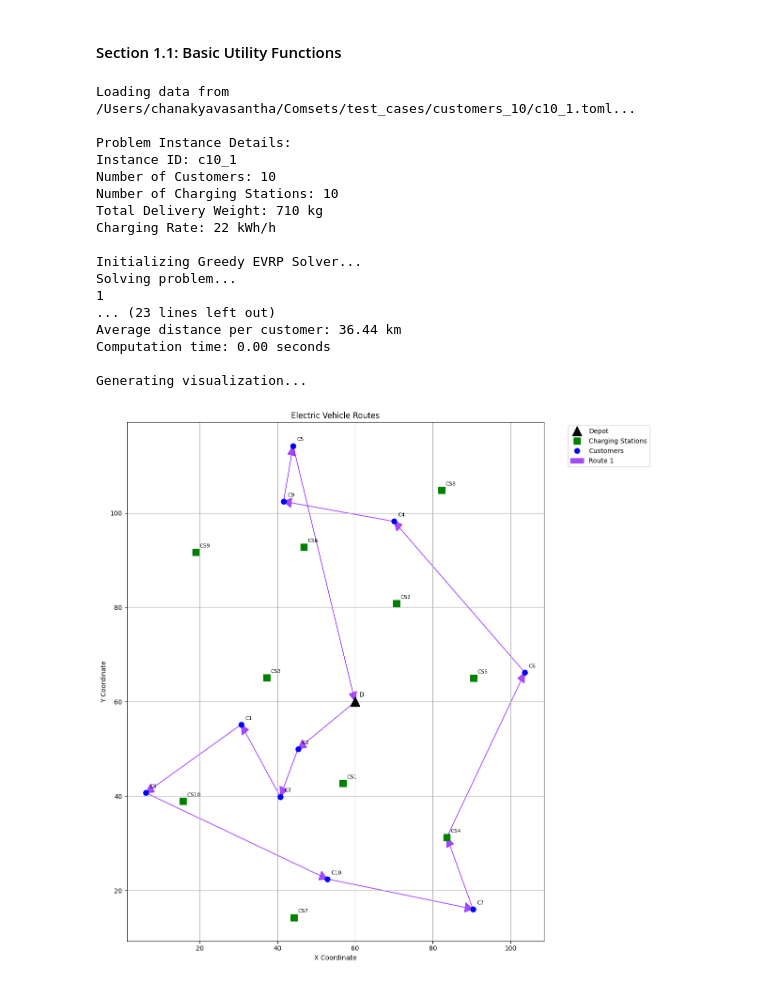
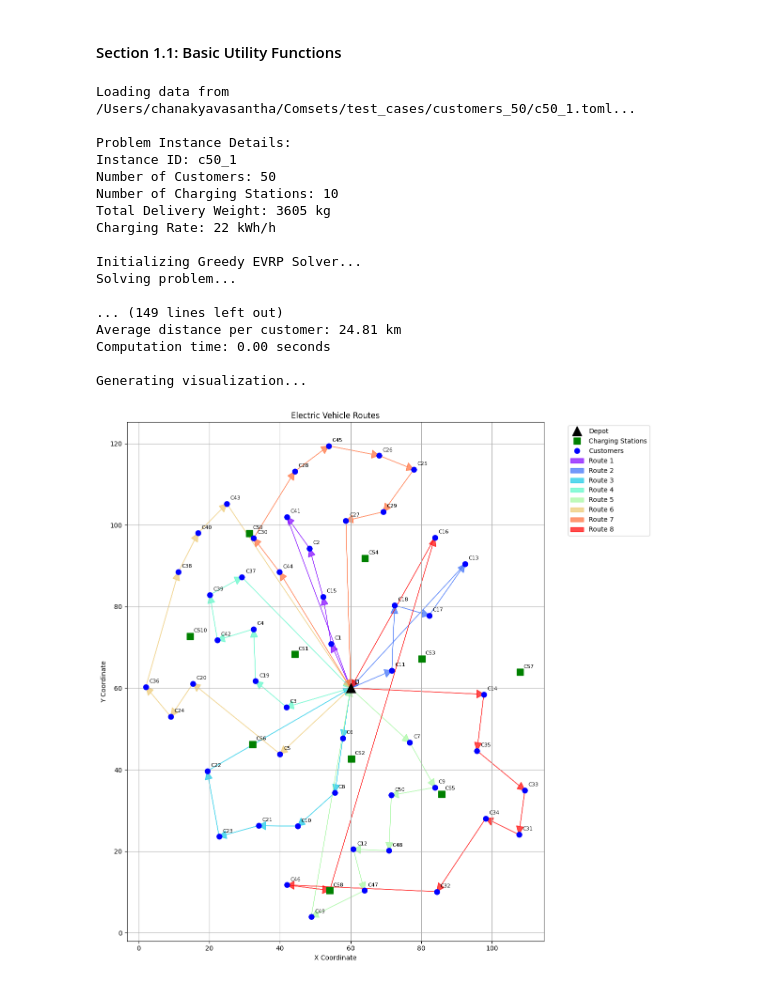
Before and after one commit to chanakyavasantha/ComsNets-EV-Routing, a Jupyter notebook: Notebooks/Greedy.ipynb, the cells around one changed output. Cells and saved outputs as stored; diff of their text form; code cells hidden in the pictures.

```diff
--- a/Notebooks/Greedy.ipynb
+++ b/Notebooks/Greedy.ipynb
@@ -479,27 +481,6 @@ def validate_input_data(instance):
     for field in required_fields:
         if field not in instance:
             raise ValueError(f"Missing required field: {field}")
-
-    # Validate dimensions
-    if len(instance['depot_location']) != 2:
-        raise ValueError("Depot location must be a 2D point")
-
-    if not all(len(loc) == 2 for loc in instance['customer_locations']):
-        raise ValueError("All customer locations must be 2D points")
-
-    if not all(len(loc) == 2 for loc in instance['charging_stations']):
-        raise ValueError("All charging station locations must be 2D points")
-
-    # Check if number of weights matches number of customers
-    if len(instance['customer_items_weights']) != len(instance['customer_locations']):
-        raise ValueError("Number of weights must match number of customers")
-
-    # Validate numeric values
-    if instance['charging_rate'] <= 0:
-        raise ValueError("Charging rate must be positive")
-
-    if any(w <= 0 for w in instance['customer_items_weights']):
-        raise ValueError("All customer weights must be positive")
 
 def run_ev_routing(toml_file_path):
     """Main function to run EV routing problem"""
@@ -654,39 +635,39 @@ def run_ev_routing(toml_file_path):
                      length_includes_head=True, alpha=0.7,
                      label=f'Route {route_idx+1}' if i == 0 else "")
 
     plt.title('Electric Vehicle Routes')
     plt.xlabel('X Coordinate')
     plt.ylabel('Y Coordinate')
     plt.grid(True)
 
     # Move legend outside plot
     plt.legend(bbox_to_anchor=(1.05, 1), loc='upper left')
     plt.tight_layout()
     plt.show()
 
     return solver, solution
 
 
 if __name__ == "__main__":
     # Example usage
-    toml_path = "/Users/chanakyavasantha/Comsets/test_cases/customers_10/c10_1.toml"
+    toml_path = "/Users/chanakyavasantha/Comsets/test_cases/customers_50/c50_1.toml"
     solver, solution = run_ev_routing(toml_path)
 # %% [output]
-Loading data from /Users/chanakyavasantha/Comsets/test_cases/customers_10/c10_1.toml...
+Loading data from /Users/chanakyavasantha/Comsets/test_cases/customers_50/c50_1.toml...
 
 Problem Instance Details:
-Instance ID: c10_1
-Number of Customers: 10
+Instance ID: c50_1
+Number of Customers: 50
 Number of Charging Stations: 10
-Total Delivery Weight: 710 kg
+Total Delivery Weight: 3605 kg
 Charging Rate: 22 kWh/h
 
 Initializing Greedy EVRP Solver...
 Solving problem...
-1
-... (23 lines left out)
-Average distance per customer: 36.44 km
+
+... (149 lines left out)
+Average distance per customer: 24.81 km
 Computation time: 0.00 seconds
 
 Generating visualization...
-[figure, old version]
+[figure, new version]
```
Also changed, not shown: parts of 5 cells of this notebook, 2 other files.
